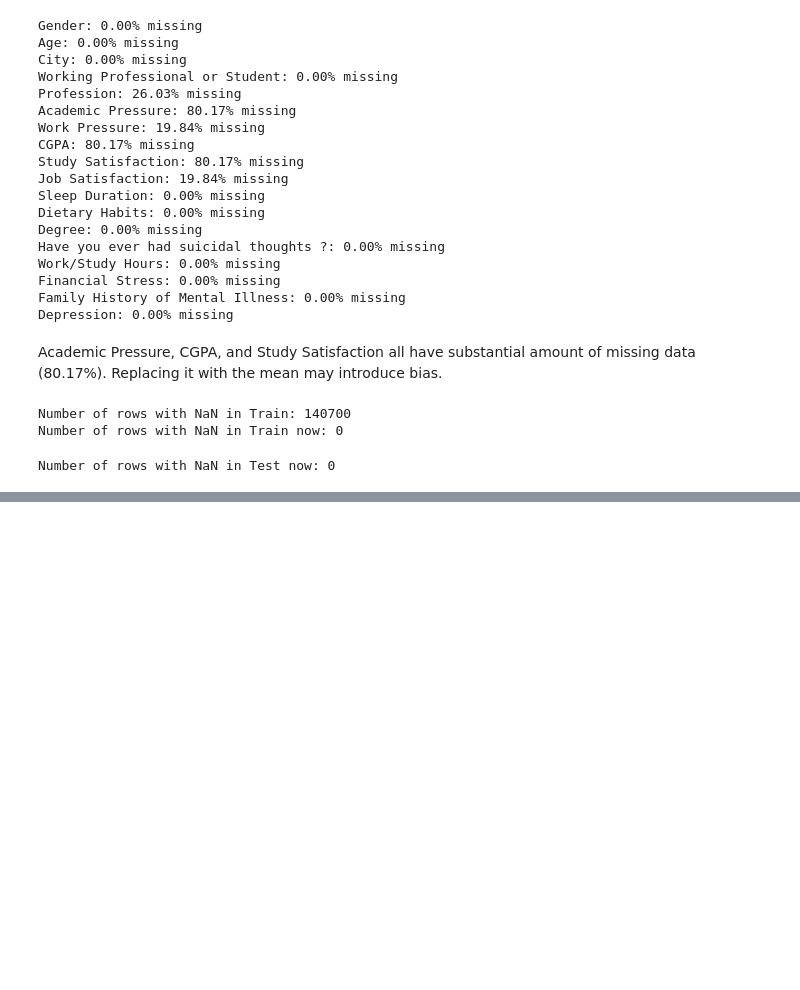
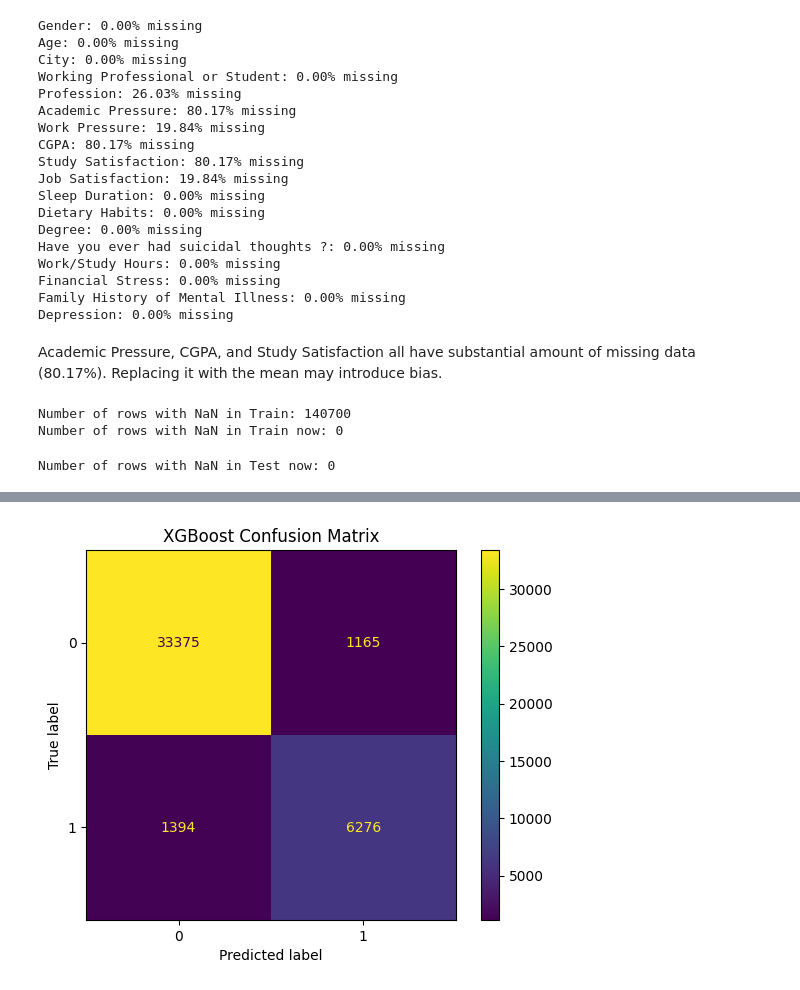
Before and after one commit to ashzhe7/BIOS635_Final, a Jupyter notebook: BIOS635_Final_Code.ipynb, the cells around one changed output, grey strips where cells are left out. Drawn from its saved outputs; the diff is of its cells as text; code cells hidden in the pictures; blank space fills up the shorter version.

```diff
--- a/BIOS635_Final_Code.ipynb
+++ b/BIOS635_Final_Code.ipynb
@@ -107,0 +151,2 @@ Number of rows with NaN in Test now: 0
+# %%
+xgb_model, xgb_preds = tune_xgb_classifier(data)
@@ -107,0 +190,9 @@ Number of rows with NaN in Test now: 0
+# %%
+from sklearn.neighbors import KNeighborsClassifier
+
+# Train K-Nearest Neighbors classifier
+knn_model = KNeighborsClassifier(n_neighbors=optimal_k)
+knn_model.fit(X_train, y_train)
+
+# Predict
+y_pred_knn = knn_model.predict(X_val)
@@ -107,0 +201,76 @@ Number of rows with NaN in Test now: 0
+# %%
+from sklearn.metrics import (
+    recall_score, f1_score, roc_auc_score,
+    roc_curve, precision_recall_curve, auc,
+    ConfusionMatrixDisplay
+)
+import matplotlib.pyplot as plt
+
+def evaluate_model(name, y_true, y_pred, y_prob=None):
+    print(f"\n📊 {name} Evaluation Metrics")
+    acc = accuracy_score(y_true, y_pred)
+    prec = precision_score(y_true, y_pred)
+    rec = recall_score(y_true, y_pred)
+    f1 = f1_score(y_true, y_pred)
+
+    print(f"Accuracy : {acc:.4f}")
+    print(f"Precision: {prec:.4f}")
+    print(f"Recall   : {rec:.4f}")
+    print(f"F1 Score : {f1:.4f}")
+
+    if y_prob is not None:
+        roc_auc = roc_auc_score(y_true, y_prob)
+        print(f"ROC AUC  : {roc_auc:.4f}")
+    else:
+        roc_auc = None
+
+    # Confusion matrix
+    cm = confusion_matrix(y_true, y_pred)
+    ConfusionMatrixDisplay(cm).plot()
+    plt.title(f"{name} Confusion Matrix")
+    plt.show()
+
+    # ROC Curve
+    if y_prob is not None:
+        fpr, tpr, _ = roc_curve(y_true, y_prob)
+        plt.plot(fpr, tpr, label=f"AUC = {roc_auc:.2f}")
+        plt.plot([0, 1], [0, 1], linestyle='--')
+        plt.xlabel("False Positive Rate")
+        plt.ylabel("True Positive Rate")
+        plt.title(f"{name} ROC Curve")
+        plt.legend()
+        plt.grid()
+        plt.show()
+
+        # Precision-Recall Curve
+        precs, recalls, _ = precision_recall_curve(y_true, y_prob)
+        pr_auc = auc(recalls, precs)
+        plt.plot(recalls, precs, label=f"AUC = {pr_auc:.2f}")
+        plt.xlabel("Recall")
+        plt.ylabel("Precision")
+        plt.title(f"{name} Precision-Recall Curve")
+        plt.legend()
+        plt.grid()
+        plt.show()
+
+    return {
+        "Model": name,
+        "Accuracy": acc,
+        "Precision": prec,
+        "Recall": rec,
+        "F1 Score": f1,
+        "ROC AUC": roc_auc
+    }
+
+# Run evaluations
+xgb_prob = xgb_model.predict_proba(X_val)[:, 1]
+xgb_results = evaluate_model("XGBoost", y_val, xgb_preds, xgb_prob)
+
+knn_prob = knn_model.predict_proba(X_val)[:, 1]
+knn_results = evaluate_model(f"KNN (k={optimal_k})", y_val, y_pred_knn, knn_prob)
+
+# Comparison table
+comparison_df = pd.DataFrame([xgb_results, knn_results])
+print("\n📋 Model Comparison Table")
+print(comparison_df)
+# %% [output]
@@ -107,0 +283 @@ Number of rows with NaN in Test now: 0
+[figure, added]
```
Also changed, not shown: parts of 10 cells of this notebook.
